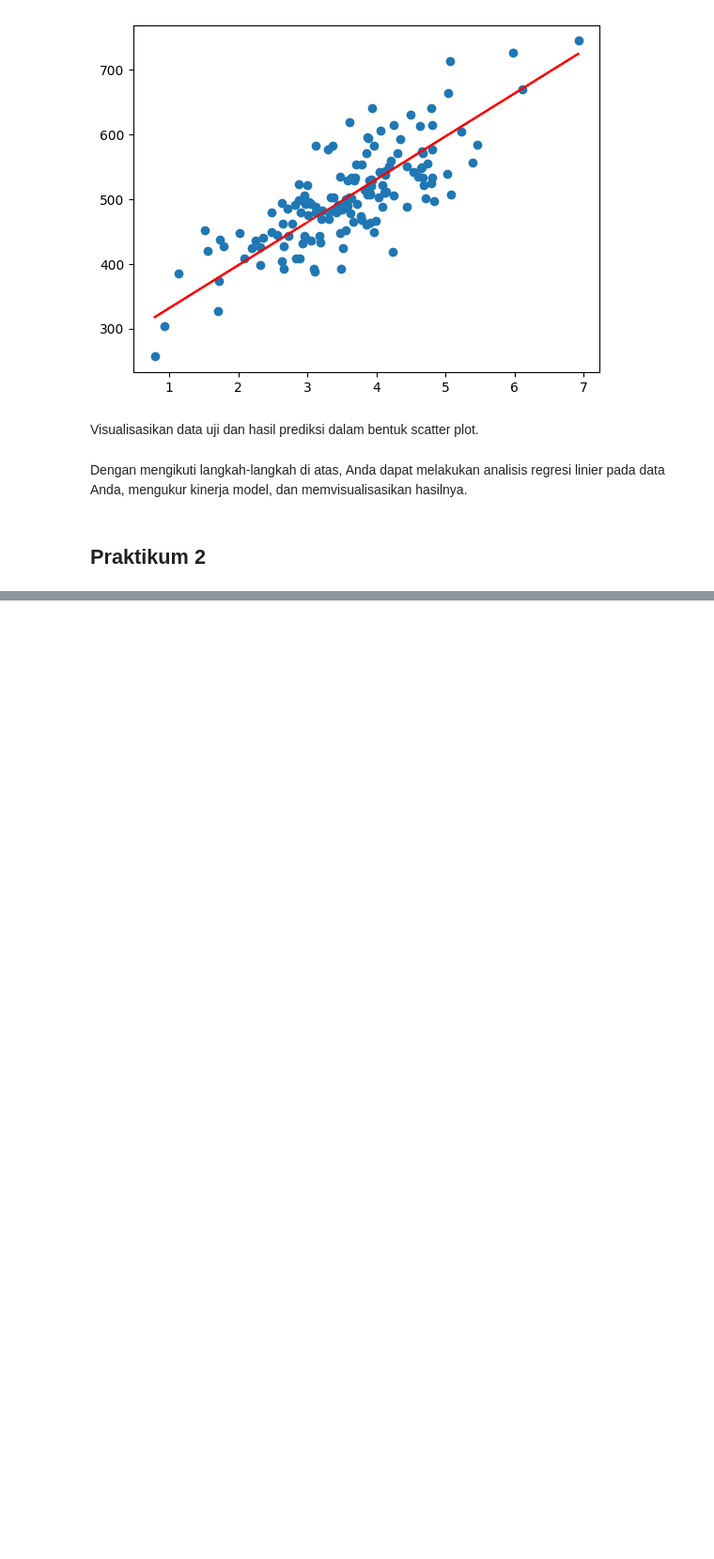
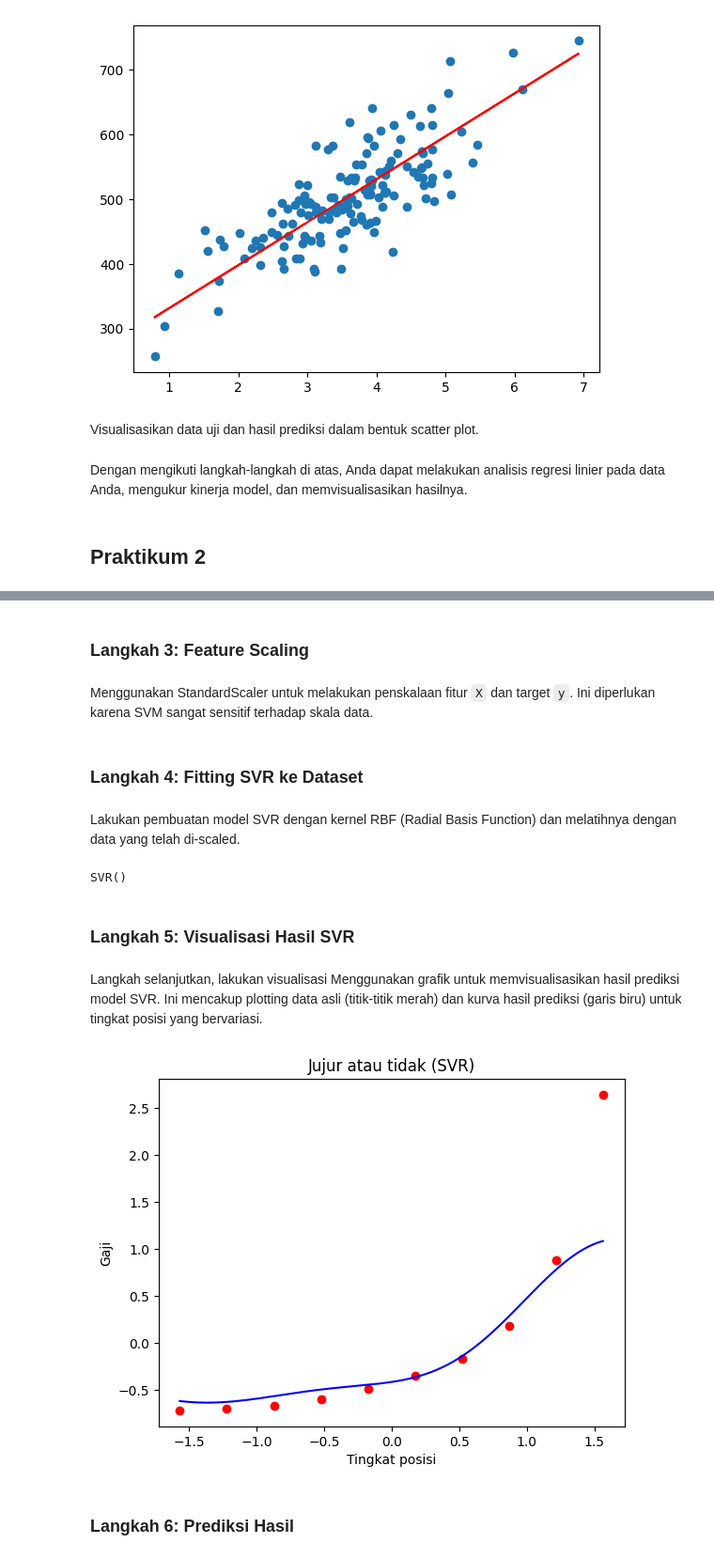
Before and after one commit to alfisuryap/MachineLearning, a Jupyter notebook: Jobsheet3_MachineLearning.ipynb, the cells around one changed output, grey strips where cells are left out. Shown: that part at 94% size. Drawn from its saved outputs; the diff is of its cells as text; code cells hidden in the pictures; blank space fills up the shorter version.

```diff
--- a/Jobsheet3_MachineLearning.ipynb
+++ b/Jobsheet3_MachineLearning.ipynb
@@ -277,0 +292,6 @@ Dengan mengikuti langkah-langkah di atas, Anda dapat melakukan analisis regresi
+# %%
+# Mengimpor dataset (Pastikan Anda memiliki file CSV 'Posisi_gaji.csv' dalam direktori yang sama)
+dataset = pd.read_csv('/content/drive/MyDrive/College/Semester 5/Machine Learning/Data/Jobsheet 3: Regresion/Posisi_gaji.csv')
+X = dataset.iloc[:, 1:2].values
+y = dataset.iloc[:, 2].values  # Ubah menjadi satu kolom saja
+dataset.head()
@@ -277,0 +305,39 @@ Dengan mengikuti langkah-langkah di atas, Anda dapat melakukan analisis regresi
+# %% [markdown]
+### Langkah 3: Feature Scaling
+# %% [markdown]
+Menggunakan StandardScaler untuk melakukan penskalaan fitur `X` dan target `y`. Ini diperlukan karena SVM sangat sensitif terhadap skala data.
+# %%
+# Feature Scaling
+from sklearn.preprocessing import StandardScaler
+sc_X = StandardScaler()
+sc_y = StandardScaler()
+X = sc_X.fit_transform(X.reshape(-1, 1))
+y = sc_y.fit_transform(y.reshape(-1, 1))
+# %% [markdown]
+### Langkah 4: Fitting SVR ke Dataset
+# %% [markdown]
+Lakukan pembuatan model SVR dengan kernel RBF (Radial Basis Function) dan melatihnya dengan data yang telah di-scaled.
+# %%
+# Fitting SVR ke dataset
+from sklearn.svm import SVR
+regressor = SVR(kernel='rbf')
+regressor.fit(X, y)
+# %% [output]
+SVR()
+# %% [markdown]
+### Langkah 5: Visualisasi Hasil SVR
+# %% [markdown]
+Langkah selanjutkan, lakukan visualisasi Menggunakan grafik untuk memvisualisasikan hasil prediksi model SVR. Ini mencakup plotting data asli (titik-titik merah) dan kurva hasil prediksi (garis biru) untuk tingkat posisi yang bervariasi.
+# %%
+# Visualisasi hasil SVR (resolusi tinggi dan kurva yang lebih halus)
+X_grid = np.arange(min(X), max(X), 0.01).reshape(-1, 1)
+plt.scatter(X, y, color='red')
+plt.plot(X_grid, regressor.predict(X_grid), color='blue')
+plt.title('Jujur atau tidak (SVR)')
+plt.xlabel('Tingkat posisi')
+plt.ylabel('Gaji')
+plt.show()
+# %% [output]
+[figure, added]
+# %% [markdown]
+### Langkah 6: Prediksi Hasil
```
Also changed, not shown: parts of 22 cells of this notebook.
